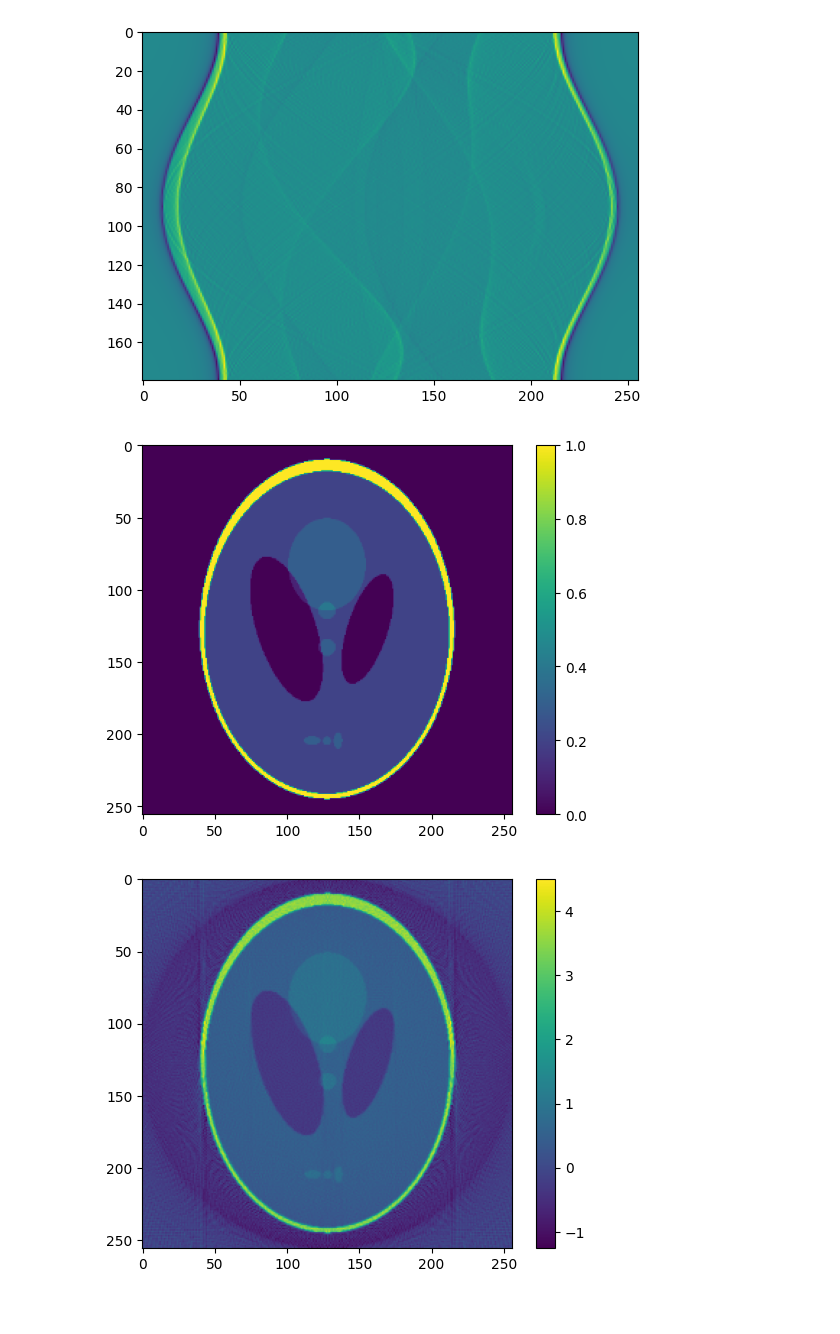
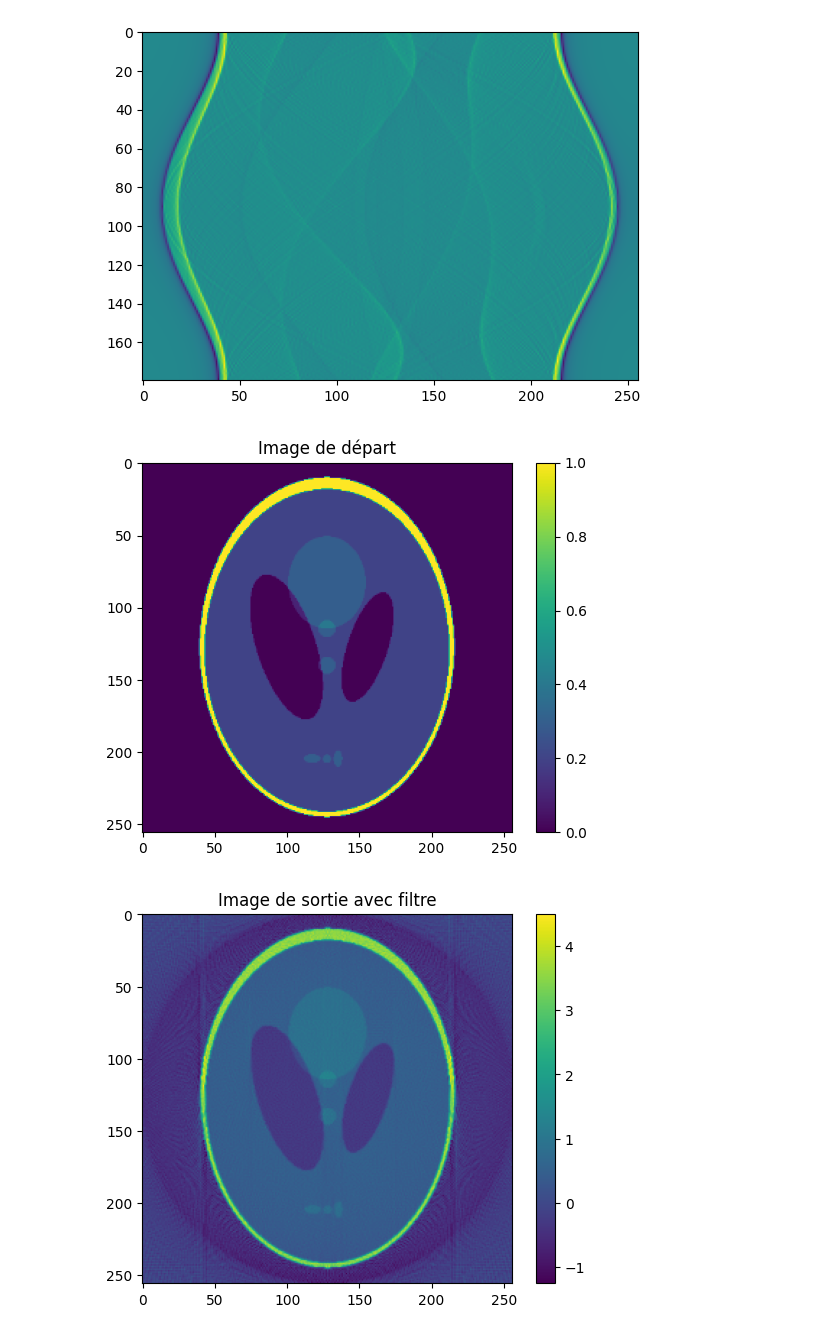
Before and after one commit to GabrielVandersippe/5--Tomographie, a Jupyter notebook: X-Ray Tomography.ipynb, the cells around one changed output. Drawn from its saved outputs; the diff is of its cells as text; code cells hidden in the pictures.

```diff
--- a/X-Ray Tomography.ipynb
+++ b/X-Ray Tomography.ipynb
@@ -228,23 +228,26 @@ plt.show()
 [figure]
 # %%
 # Filtered backpropagation
-frec = backproj(filtered_sinogram, N_t, angles_count, N) * 2
+frec = backproj(filtered_sinogram, N_t, angles_count, N) / 2
 # %%
 plt.imshow(image)
 plt.colorbar()
+plt.title("Image de départ")
 plt.show()
 
 plt.imshow(frec)
 plt.colorbar()
+plt.title("Image de sortie avec filtre")
 plt.show()
 
 normalise = matplotlib.colors.Normalize(vmin=np.min(frec), vmax=np.max(frec), clip=False)
 frec_normalise = normalise(frec).data
 contrast_res = (1-np.cos(np.pi*frec_normalise))/2 # petite fonction pour augmenter le contraste
 
 plt.imshow(contrast_res)
 plt.colorbar()
+plt.title("Image de sortie avec filtre, contrastée")
 plt.show()
 # %% [output]
-[figure, old version]
+[figure, new version]
-[figure, old version]
+[figure, new version]
```
Also changed, not shown: parts of 2 cells of this notebook.
